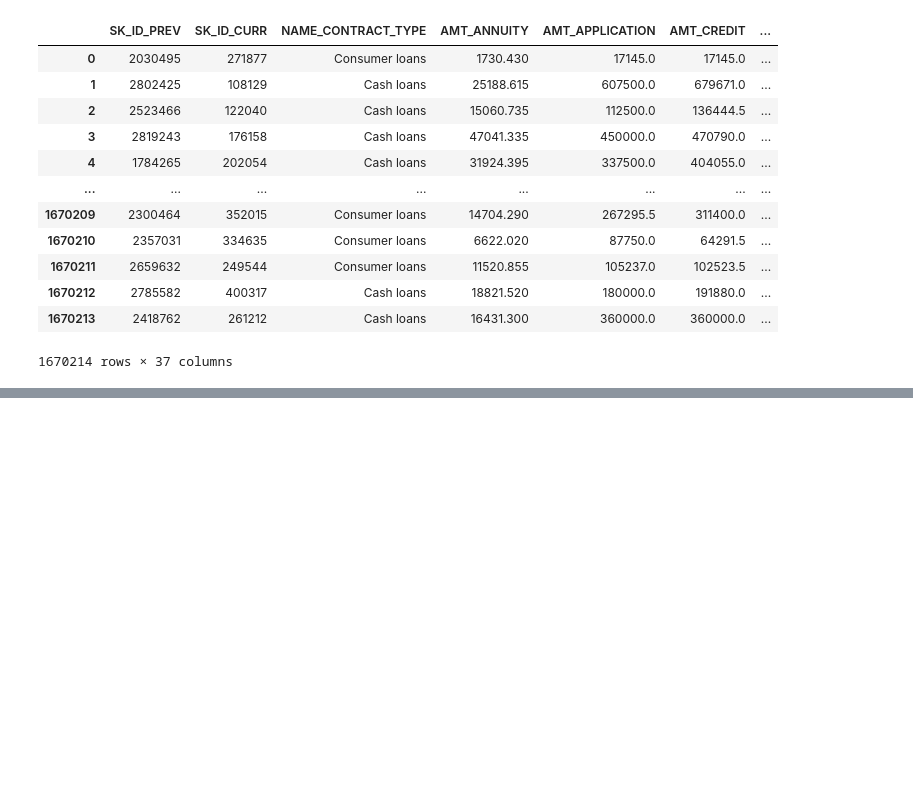
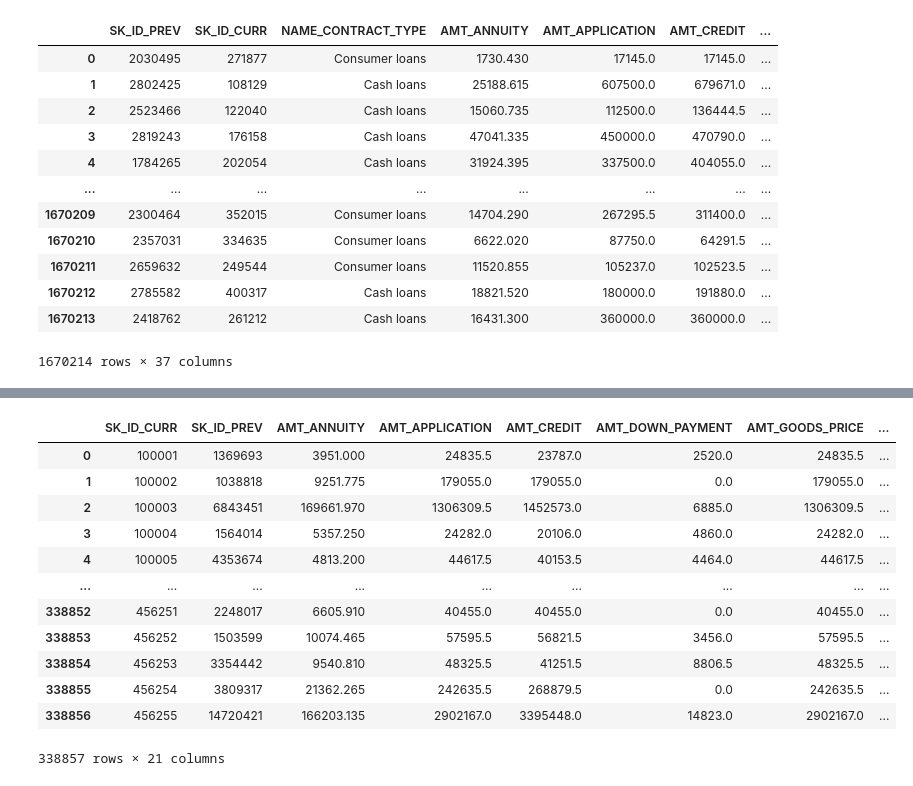
Before and after one commit to sidh-singh/Loan-Prediction-Model, a Jupyter notebook: PreviousDataAnalysis.ipynb, the cells around one changed output, grey strips where cells are left out. Cells and saved outputs as stored; diff of their text form; code cells hidden in the pictures; blank space fills up the shorter version.

```diff
--- a/PreviousDataAnalysis.ipynb
+++ b/PreviousDataAnalysis.ipynb
@@ -50,3 +54,19 @@ desc_data[122:].style.set_properties(**{'text-align': 'left'}).set_table_styles(
+# %%
+prev_data
+# %% [output]
+|  | SK_ID_CURR | SK_ID_PREV | AMT_ANNUITY | AMT_APPLICATION | AMT_CREDIT | AMT_DOWN_PAYMENT | AMT_GOODS_PRICE | ... |
+| 0 | 100001 | 1369693 | 3951.000 | 24835.5 | 23787.0 | 2520.0 | 24835.5 | ... |
+| 1 | 100002 | 1038818 | 9251.775 | 179055.0 | 179055.0 | 0.0 | 179055.0 | ... |
+| 2 | 100003 | 6843451 | 169661.970 | 1306309.5 | 1452573.0 | 6885.0 | 1306309.5 | ... |
+| 3 | 100004 | 1564014 | 5357.250 | 24282.0 | 20106.0 | 4860.0 | 24282.0 | ... |
+| 4 | 100005 | 4353674 | 4813.200 | 44617.5 | 40153.5 | 4464.0 | 44617.5 | ... |
+| ... | ... | ... | ... | ... | ... | ... | ... | ... |
+| 338852 | 456251 | 2248017 | 6605.910 | 40455.0 | 40455.0 | 0.0 | 40455.0 | ... |
+| 338853 | 456252 | 1503599 | 10074.465 | 57595.5 | 56821.5 | 3456.0 | 57595.5 | ... |
+| 338854 | 456253 | 3354442 | 9540.810 | 48325.5 | 41251.5 | 8806.5 | 48325.5 | ... |
+| 338855 | 456254 | 3809317 | 21362.265 | 242635.5 | 268879.5 | 0.0 | 242635.5 | ... |
+| 338856 | 456255 | 14720421 | 166203.135 | 2902167.0 | 3395448.0 | 14823.0 | 2902167.0 | ... |
+338857 rows × 21 columns
 # %%
 def percentage_series(series):
     return series.value_counts()*100/(series.shape[0] - series.isna().sum())
```
Also changed, not shown: parts of 8 cells of this notebook.
